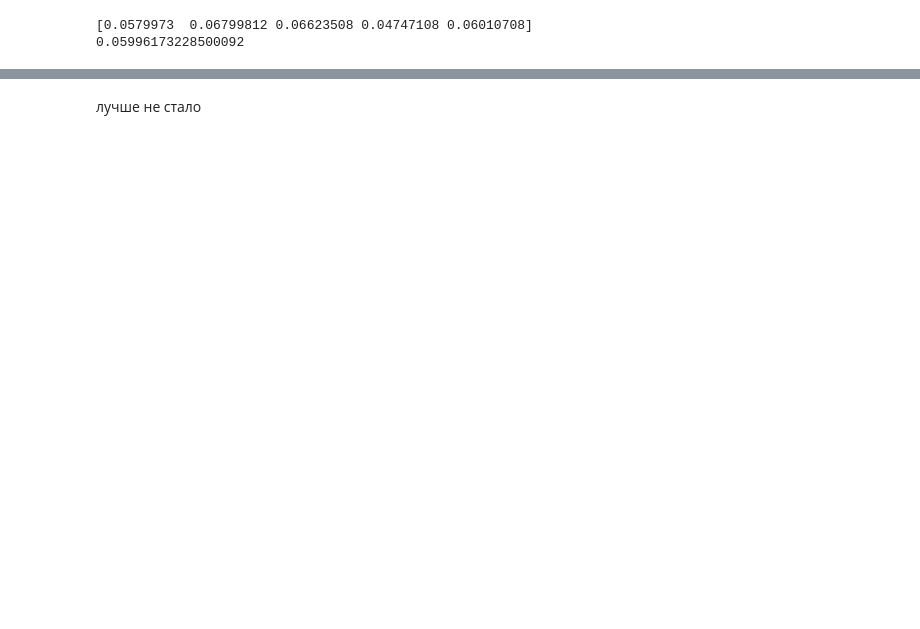
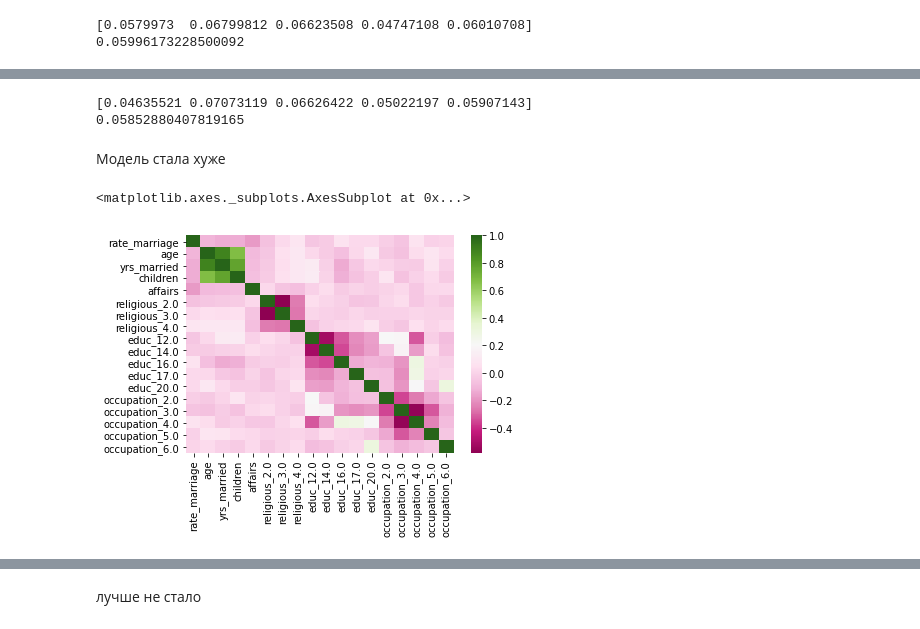
Before and after one commit to MariaZolotko/DPO_ML_Autumn2021, a Jupyter notebook: Занятие 3/hometask2 ZolotkoMV.ipynb, the cells around one changed output, grey strips where cells are left out. Drawn from its saved outputs; the diff is of its cells as text; code cells hidden in the pictures; blank space fills up the shorter version.

```diff
--- a/Занятие 3/hometask2 ZolotkoMV.ipynb
+++ b/Занятие 3/hometask2 ZolotkoMV.ipynb
@@ -478,0 +584,22 @@ print(cross_val_score(model,X_full[['rate_marriage','age','yrs_married','childre
+# %%
+cv = ShuffleSplit(n_splits=5, test_size=0.3, random_state=0)
+model=LinearRegression()
+print(cross_val_score(model,X_full_OHC,y_full,cv=cv,scoring='r2'))
+print(cross_val_score(model,X_full_OHC,y_full,cv=cv,scoring='r2').mean())
+# %% [output]
+[0.04635521 0.07073119 0.06626422 0.05022197 0.05907143]
+0.05852880407819165
+# %% [markdown]
+Модель стала хуже
+# %%
+import seaborn as sns
+
+corr = df.corr()
+
+sns.heatmap(corr,
+            xticklabels=corr.columns.values,
+            yticklabels=corr.columns.values,
+            cmap="PiYG")
+# %% [output]
+<matplotlib.axes._subplots.AxesSubplot at 0x...>
+[figure, added]
```
Also changed, not shown: parts of 97 cells of this notebook.
